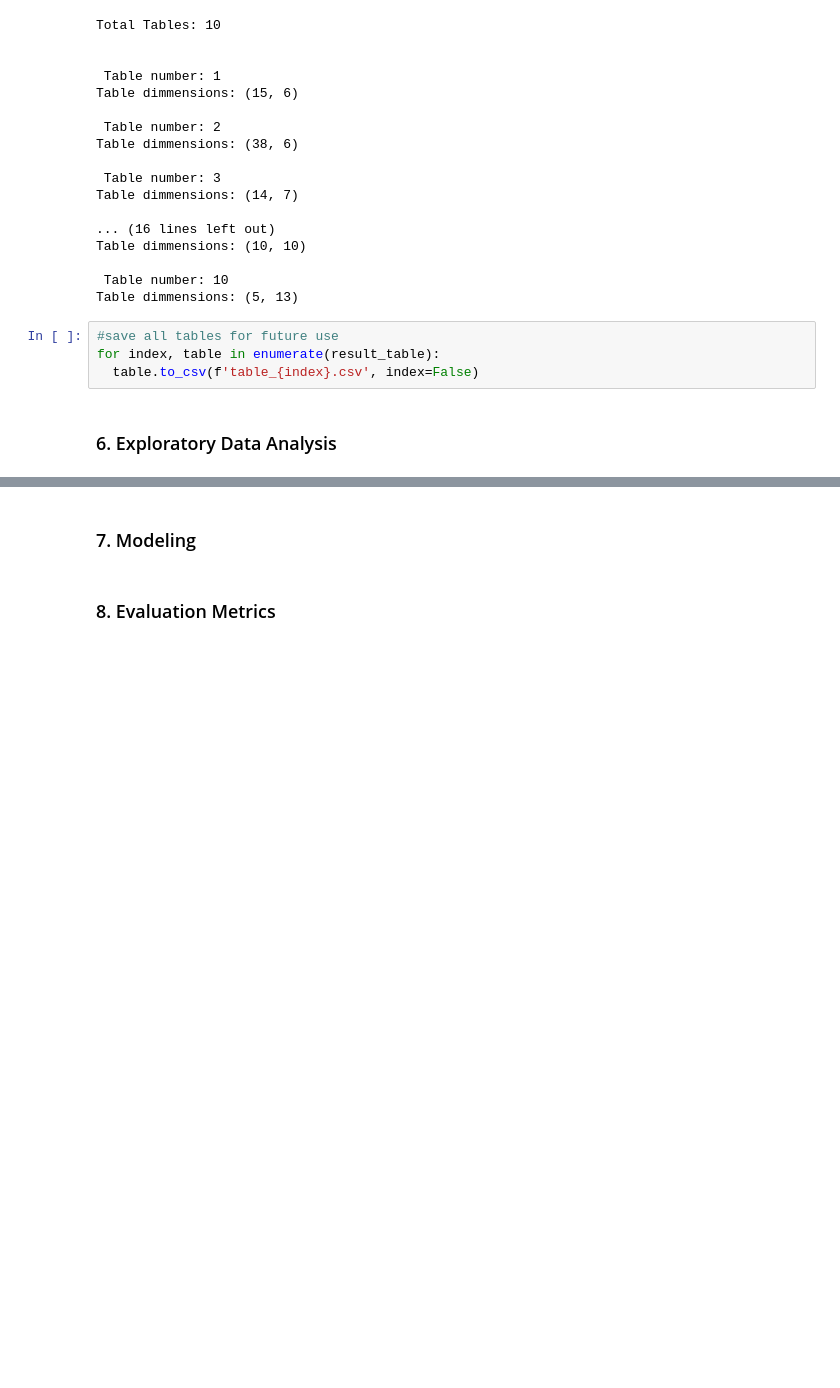
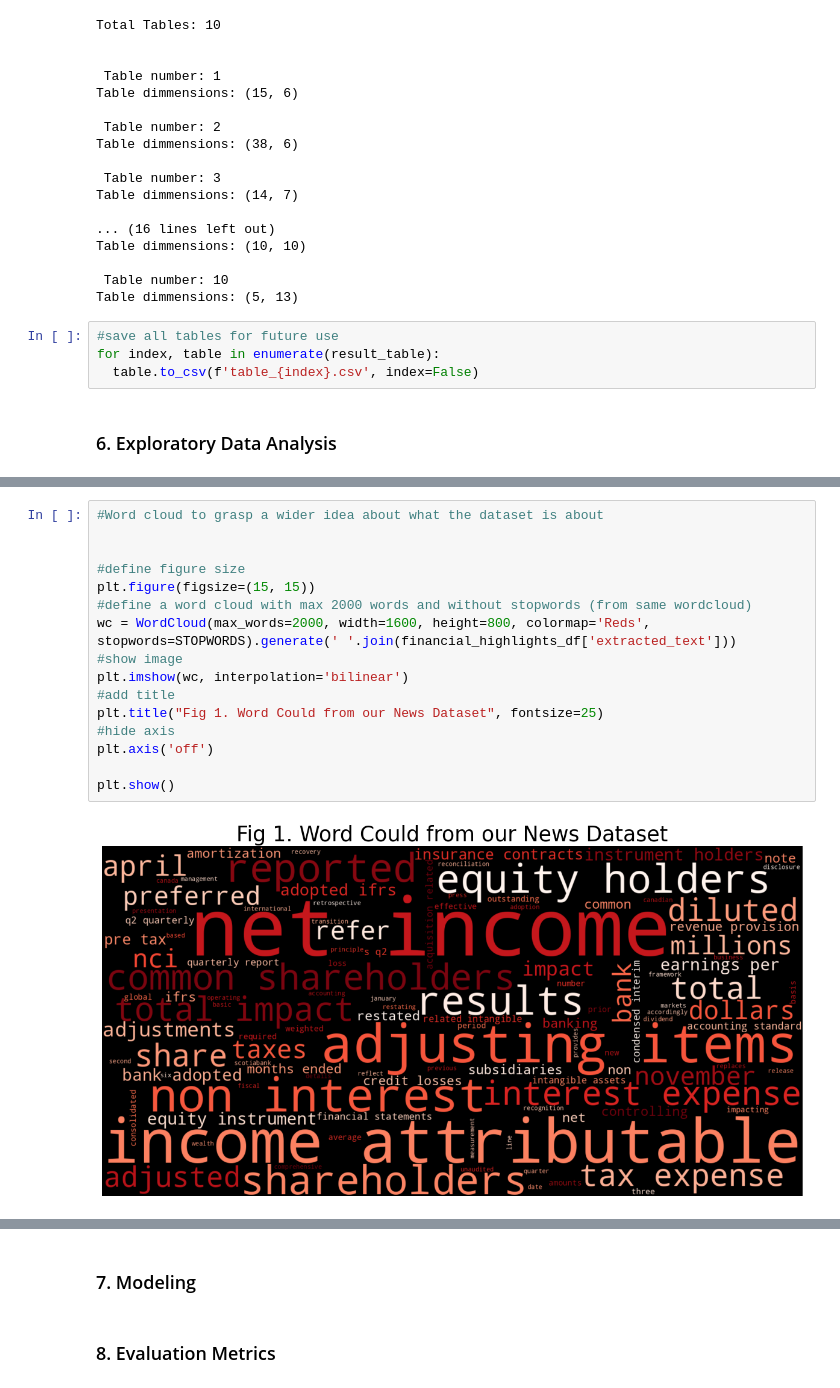
Before and after one commit to raemilcf/ChatbotFinancialReports, a Jupyter notebook: FInal_project_NLP_Report_reader.ipynb, the cells around one changed output, grey strips where cells are left out. Cells and saved outputs as stored; diff of their text form; blank space fills up the shorter version.

Commit message:
add visualizations

```diff
--- a/FInal_project_NLP_Report_reader.ipynb
+++ b/FInal_project_NLP_Report_reader.ipynb
@@ -1176,0 +1206,18 @@ for index, table in enumerate(result_table):
+# %%
+#Word cloud to grasp a wider idea about what the dataset is about
+
+
+#define figure size
+plt.figure(figsize=(15, 15))
+#define a word cloud with max 2000 words and without stopwords (from same wordcloud)
+wc = WordCloud(max_words=2000, width=1600, height=800, colormap='Reds', stopwords=STOPWORDS).generate(' '.join(financial_highlights_df['extracted_text']))
+#show image
+plt.imshow(wc, interpolation='bilinear')
+#add title
+plt.title("Fig 1. Word Could from our News Dataset", fontsize=25)
+#hide axis
+plt.axis('off')
+
+plt.show()
+# %% [output]
+[figure, added]
```
Also changed, not shown: parts of 11 cells of this notebook.
